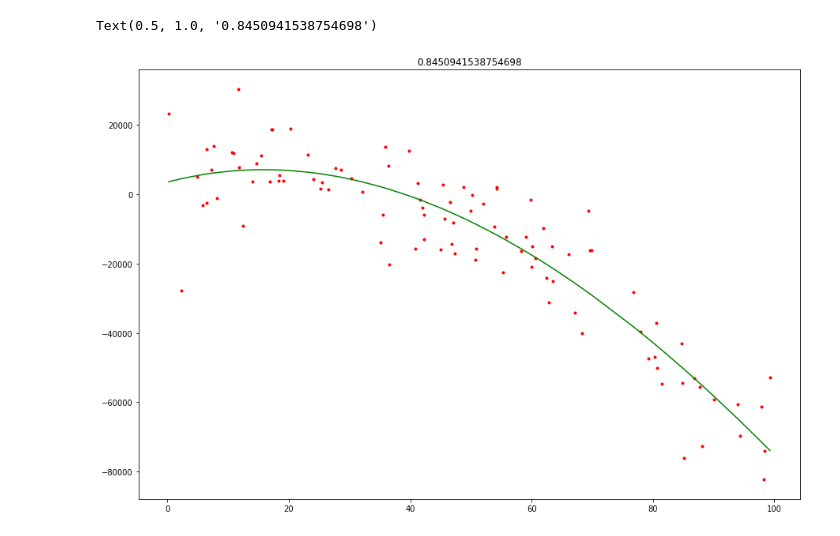
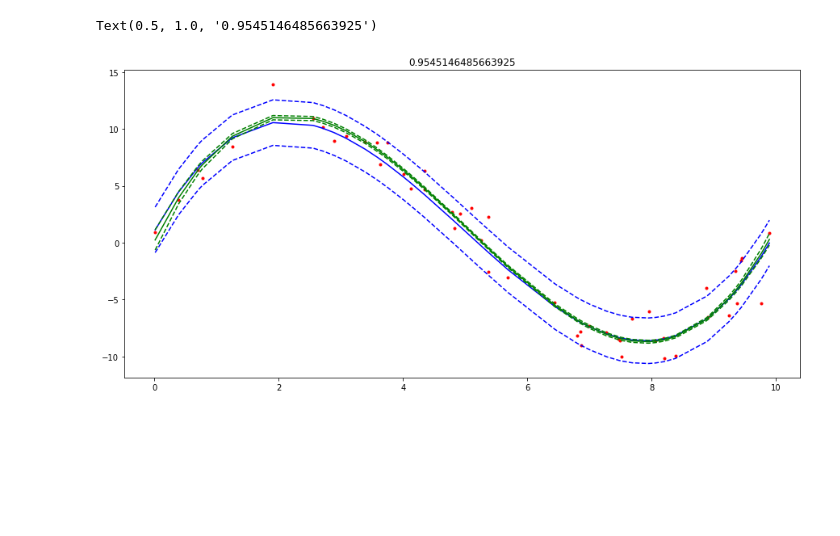
Before and after one commit to R0cknR011a/AppliedPythonAtom, a Jupyter notebook: homeworks/homework_06_ml/visualization.ipynb, the cells around one changed output. Drawn from its saved outputs; the diff is of its cells as text; code cells hidden in the pictures; blank space fills up the shorter version.

```diff
--- a/homeworks/homework_06_ml/visualization.ipynb
+++ b/homeworks/homework_06_ml/visualization.ipynb
@@ -17,19 +17,32 @@ class Cube_Polinomial:
         self.n += 1
     def get_weights(self):
         return np.linalg.inv(self.T) @ self.v
-    def y_hat(self, x):
-        return self.get_weights()[0, 0] + x * self.get_weights()[1, 0] + x**2 * self.get_weights()[2, 0] + x**3 * self.get_weights()[3, 0]
 # %%
-x = np.sort(np.random.rand(100)*100)
-y = 0.1 * x**3 - 25 * x**2 + 800 * x + 1000 + np.random.normal(size=100, scale=100)*100
+x = np.sort(np.random.rand(50)*10)
+y_true = 0.2 * x**3 - 3 * x**2 + 10 * x + 1
+sigma = 2
+y = y_true + np.random.randn(50)*sigma
 test = Cube_Polinomial()
 for i, j in zip(x, y):
     test.add(i, j)
+# %%
+y_hat = np.array([])
+for i in x:
+    y_hat = np.append(y_hat, np.array([[1, i, i**2, i**3]]) @ test.get_weights())
+sigma_y_hat = np.array([])
+for i in x:
+    sigma_y_hat = np.append(sigma_y_hat, (test.V - test.v.T @ np.linalg.inv(test.T) @ test.v)/(test.n - 4) *
+                               np.array([[1, i, i**2, i**3]]) @ np.linalg.inv(test.T) @ np.array([[1], [i], [i**2], [i**3]]))
 # %%
-plt.figure(figsize=(15, 10))
+plt.figure(figsize=(15, 7))
 plt.plot(x, y, 'r.')
-plt.plot(x, test.y_hat(x), 'g-')
-plt.title(metrics.r2_score(y, test.y_hat(x)))
+plt.plot(x, y_true, 'b-')
+plt.plot(x, y_hat, 'g-')
+plt.plot(x, y_hat + sigma_y_hat, 'g--')
+plt.plot(x, y_hat - sigma_y_hat, 'g--')
+plt.plot(x, y_true + sigma, 'b--')
+plt.plot(x, y_true - sigma, 'b--')
+plt.title(metrics.r2_score(y, y_hat))
 # %% [output]
-Text(0.5, 1.0, '0.8450941538754698')
+Text(0.5, 1.0, '0.9545146485663925')
-[figure, old version]
+[figure, new version]
```
Also changed, not shown: 1 other file.
